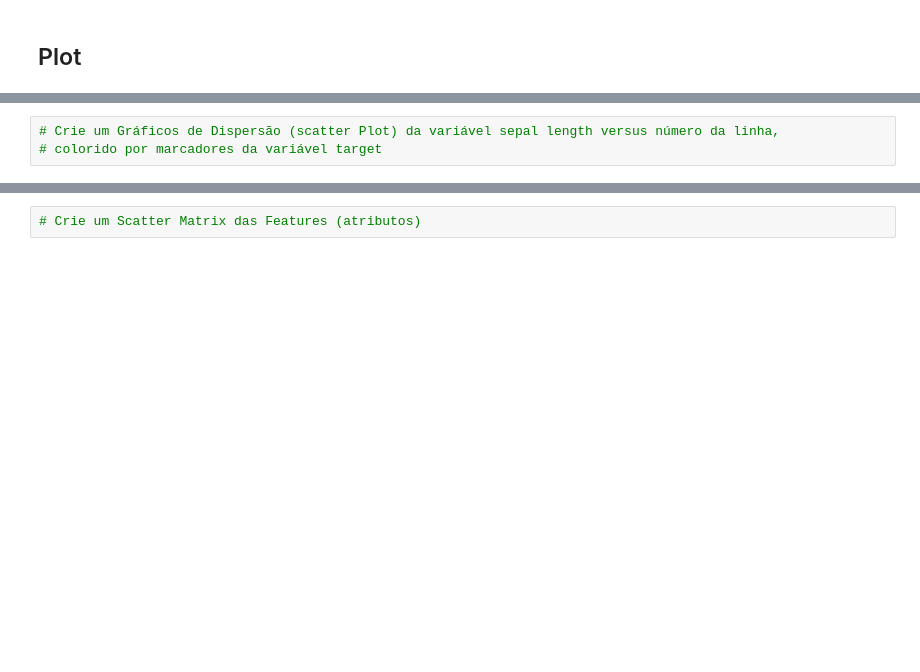
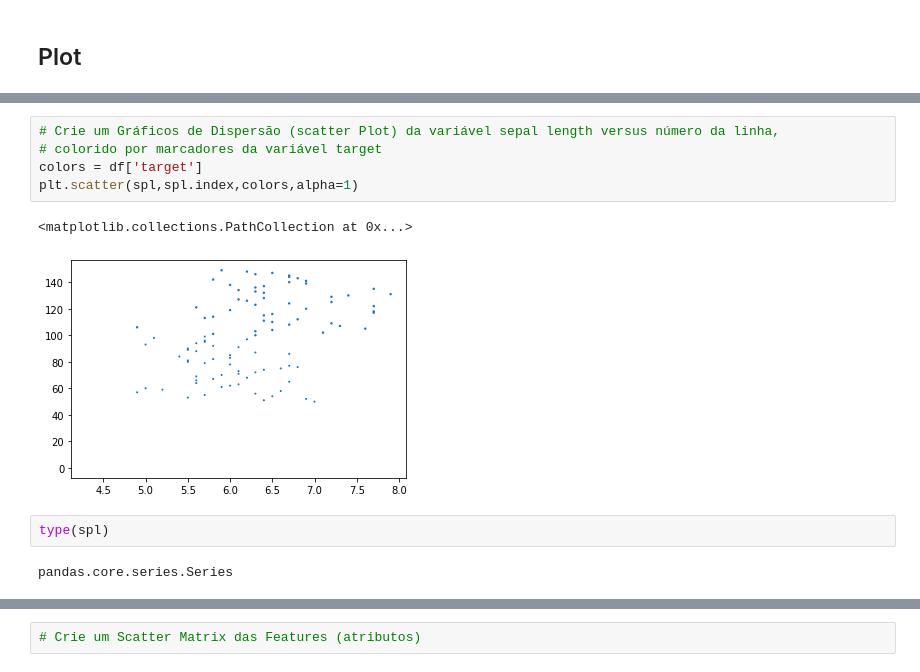
Before and after one commit to tcoliveira/Python_Cap09, a Jupyter notebook: Notebooks/DSA-Python-Cap09-Exercicio.ipynb, the cells around one changed output, grey strips where cells are left out. Cells and saved outputs as stored; diff of their text form; blank space fills up the shorter version.

```diff
--- a/Notebooks/DSA-Python-Cap09-Exercicio.ipynb
+++ b/Notebooks/DSA-Python-Cap09-Exercicio.ipynb
@@ -170,5 +243,14 @@ iris
 # %%
 # Crie um Gráficos de Dispersão (scatter Plot) da variável sepal length versus número da linha,
 # colorido por marcadores da variável target
+colors = df['target']
+plt.scatter(spl,spl.index,colors,alpha=1)
+# %% [output]
+<matplotlib.collections.PathCollection at 0x...>
+[figure, added]
+# %%
+type(spl)
+# %% [output]
+pandas.core.series.Series
 # %%
 # Crie um Scatter Plot de 2 Features (atributos)
```
Also changed, not shown: parts of 16 cells of this notebook.
